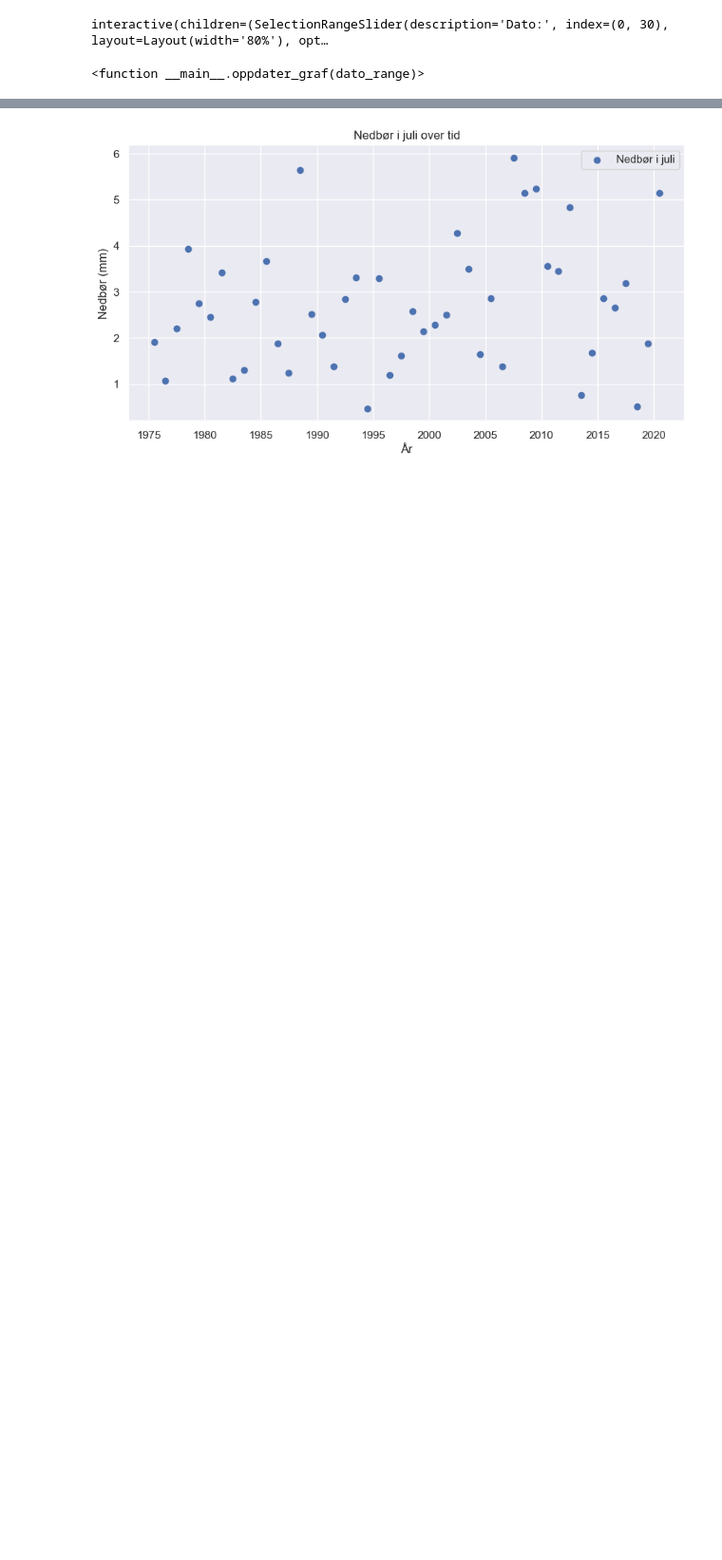
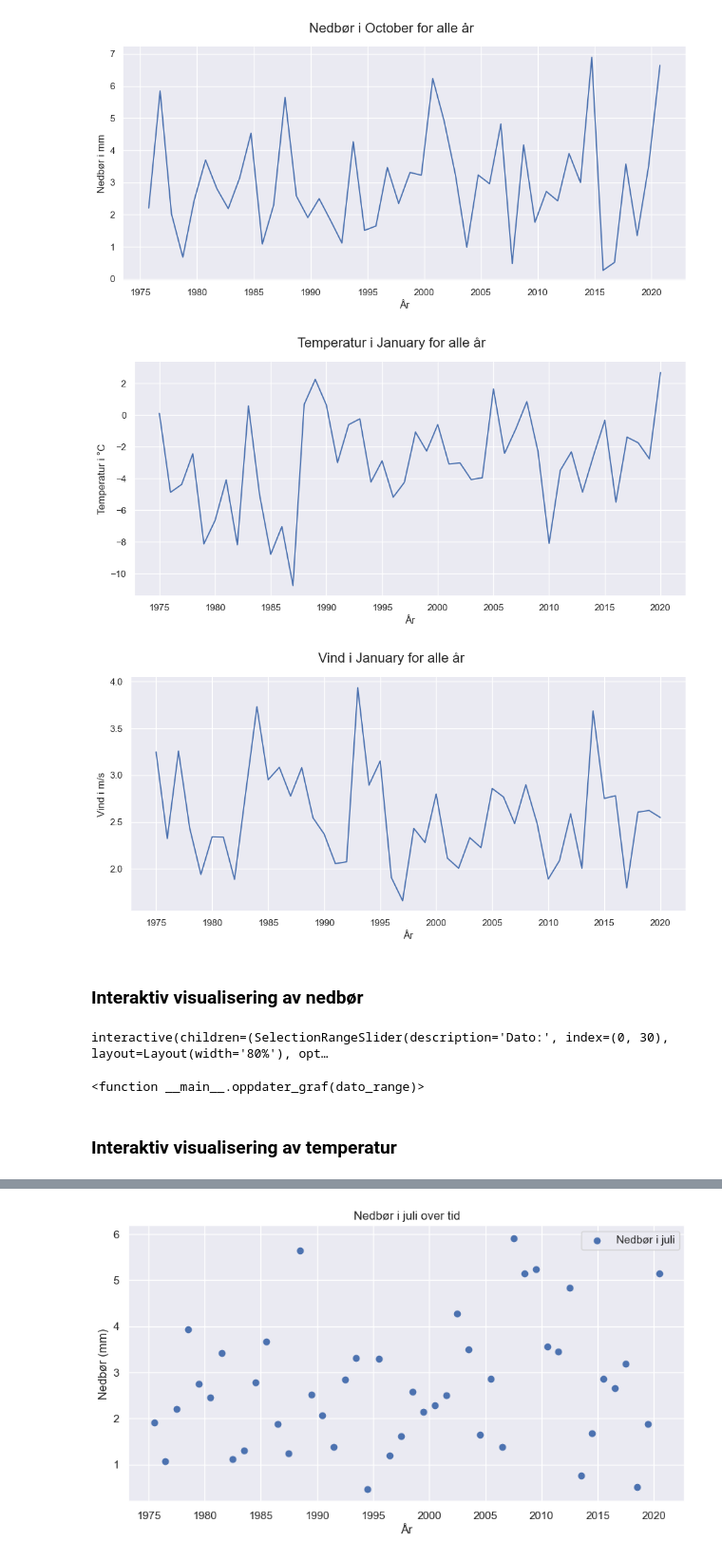
Before and after one commit to Annabrekka/Miljodataanalyse, a Jupyter notebook: notebooks/visualisering.ipynb, the cells around one changed output, grey strips where cells are left out. Shown at 95% size. Cells and saved outputs as stored; diff of their text form; code cells hidden in the pictures; blank space fills up the shorter version.

```diff
--- a/notebooks/visualisering.ipynb
+++ b/notebooks/visualisering.ipynb
@@ -102 +277,74 @@ vind.fig.subplots_adjust(top=0.9)
+# %%
+class VisualiseringSeaborn:
+    def __init__(self, filsti, enhet, tittel):
+        self.filsti = filsti
+        self.enhet = enhet
+        self.tittel = tittel
+        self.df = None
+        self.df_filtrert = None
+        self.maaned = None
+
+    def last_data(self):
+        self.df = pd.read_csv(self.filsti)
+        self.df["date"] = pd.to_datetime(self.df[["year", "month"]].assign(day=1))
+
+    def filtrer_maaned(self, maaned):
+        self.maaned = maaned
+        if self.df is not None:
+            self.df_filtrert = self.df[self.df["date"].dt.month == maaned]
+        else:
+            raise ValueError("Data må lastes inn før filtrering.")
+
+    def plott(self):
+        if self.df_filtrert is not None:
+            sns.set_theme()
+            plott = sns.relplot(
+                data=self.df_filtrert, kind="line",
+                x="date", y="value",
+                height=5, aspect=2
+            )
+            månednavn = self.df_filtrert["date"].dt.month_name().iloc[0] if not self.df_filtrert.empty else f"Måned {self.maaned}"
+            plott.fig.suptitle(f"{self.tittel} i {månednavn} for alle år", fontsize=16)
+            plott.set_axis_labels("År", self.enhet)
+            plott.fig.tight_layout()
+            plott.fig.subplots_adjust(top=0.9)
+        else:
+            raise ValueError("Data ikke filtrert. Kjør filtrer_maaned() først.")
+
+
+# Nedbør hver måned
+nedbor_vis = VisualiseringSeaborn(
+    "../data/Avarage/avarage_precipitation.csv",
+    "Nedbør i mm",
+    "Nedbør"
+)
+nedbor_vis.last_data()
+nedbor_vis.filtrer_maaned(10)  # Velger hvilken måned man vil ha data for
+nedbor_vis.plott()
+
+# Temperatur hver måned
+temp_vis = VisualiseringSeaborn(
+    "../data/Avarage/avarage_temperatur.csv",
+    "Temperatur i °C",
+    "Temperatur"
+)
+temp_vis.last_data()
+temp_vis.filtrer_maaned(1)
+temp_vis.plott()
+
+#Vind hver måned
+vind_vis = VisualiseringSeaborn(
+    "../data/Avarage/avarage_wind.csv",
+    "Vind i m/s",
+    "Vind"
+)
+vind_vis.last_data()
+vind_vis.filtrer_maaned(1)
+vind_vis.plott()
+# %% [output]
+[figure, added]
+[figure, added]
+[figure, added]
+# %% [markdown]
+### Interaktiv visualisering av nedbør
 # %%
@@ -135,3 +378,5 @@ widgets.interact(oppdater_graf, dato_range=dato_slider)
 # %% [output]
 interactive(children=(SelectionRangeSlider(description='Dato:', index=(0, 30), layout=Layout(width='80%'), opt…
 <function __main__.oppdater_graf(dato_range)>
+# %% [markdown]
+### Interaktiv visualisering av temperatur
```
Also changed, not shown: parts of 29 cells of this notebook, 1 other file.
